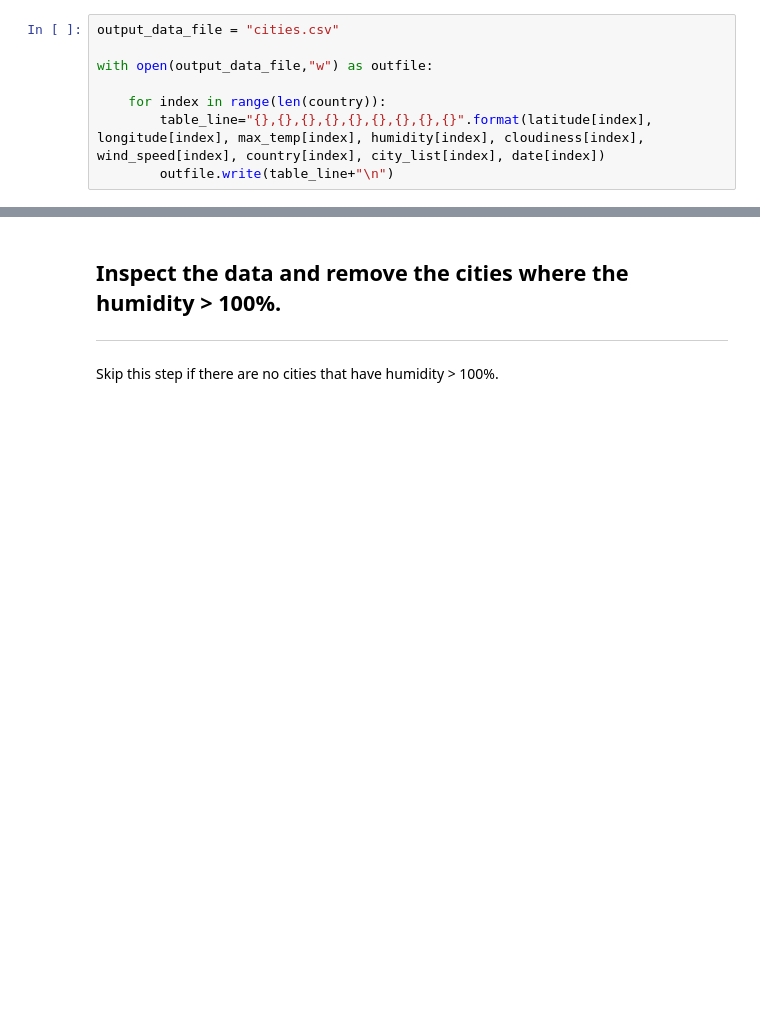
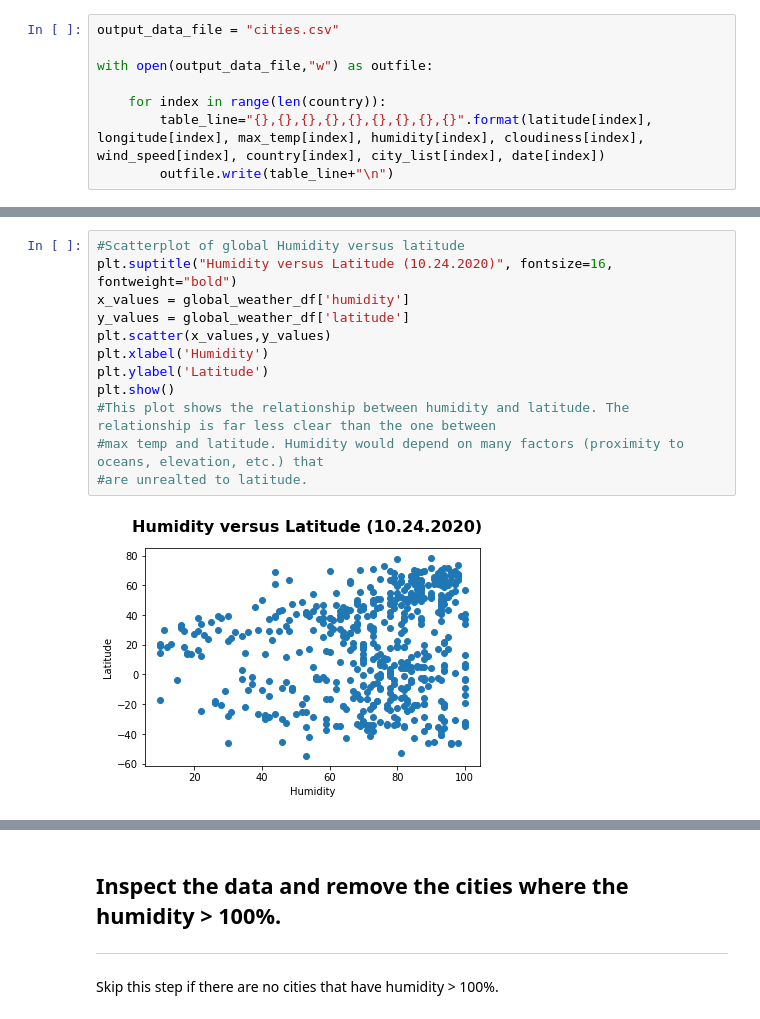
Before and after one commit to LexiJess/python-api-challenge, a Jupyter notebook: WeatherPy/06-Python-APIs_Homework_Instructions_starter_code_WeatherPy.ipynb, the cells around one changed output, grey strips where cells are left out. Saved outputs shown, nothing was run; the diff lists cells and outputs as text; blank space fills up the shorter version.

```diff
--- a/WeatherPy/06-Python-APIs_Homework_Instructions_starter_code_WeatherPy.ipynb
+++ b/WeatherPy/06-Python-APIs_Homework_Instructions_starter_code_WeatherPy.ipynb
@@ -195,0 +202,14 @@ df.tail()
+# %%
+#Scatterplot of global Humidity versus latitude
+plt.suptitle("Humidity versus Latitude (10.24.2020)", fontsize=16, fontweight="bold")
+x_values = global_weather_df['humidity']
+y_values = global_weather_df['latitude']
+plt.scatter(x_values,y_values)
+plt.xlabel('Humidity')
+plt.ylabel('Latitude')
+plt.show()
+#This plot shows the relationship between humidity and latitude. The relationship is far less clear than the one between
+#max temp and latitude. Humidity would depend on many factors (proximity to oceans, elevation, etc.) that
+#are unrealted to latitude.
+# %% [output]
+[figure, added]
```
Also changed, not shown: parts of 42 cells of this notebook.
